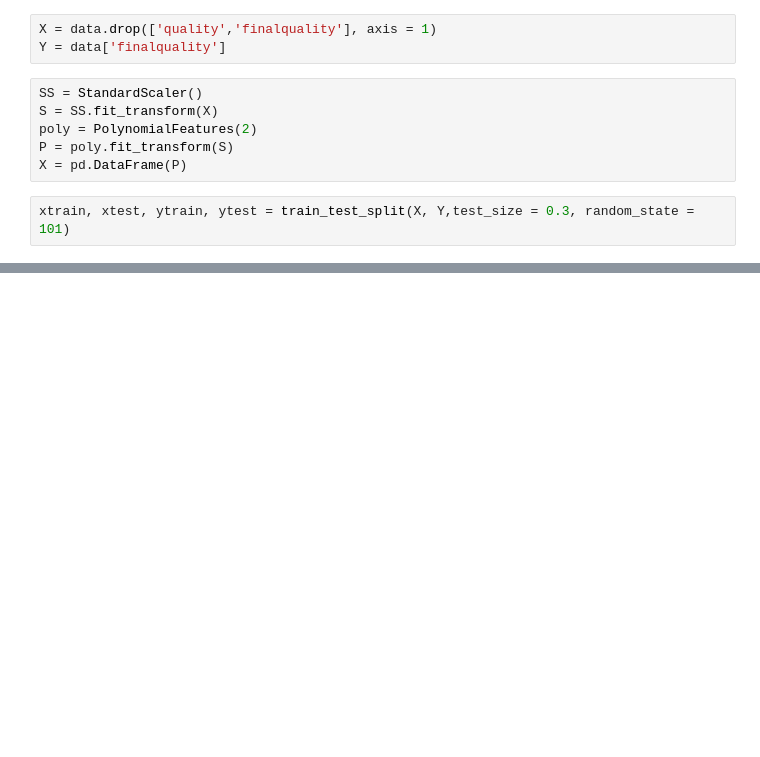
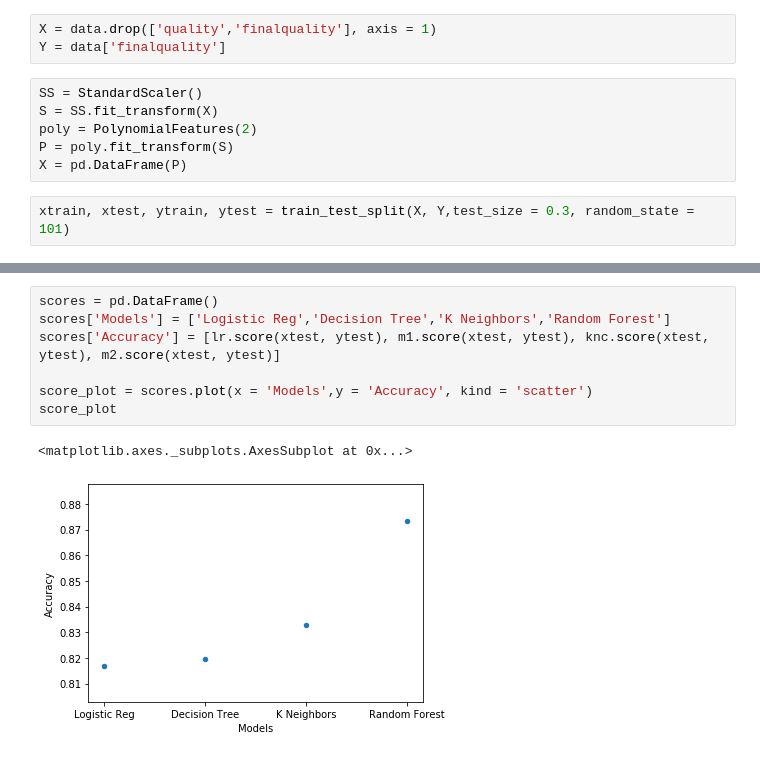
Before and after one commit to vardhanselvaraj/wine-quality, a Jupyter notebook: Wine quality - White Wine.ipynb, the cells around one changed output, grey strips where cells are left out. Drawn from its saved outputs; the diff is of its cells as text; blank space fills up the shorter version.

```diff
--- a/Wine quality - White Wine.ipynb
+++ b/Wine quality - White Wine.ipynb
@@ -152,0 +160,10 @@ m2.score(xtest, ytest)
+# %%
+scores = pd.DataFrame()
+scores['Models'] = ['Logistic Reg','Decision Tree','K Neighbors','Random Forest']
+scores['Accuracy'] = [lr.score(xtest, ytest), m1.score(xtest, ytest), knc.score(xtest, ytest), m2.score(xtest, ytest)]
+
+score_plot = scores.plot(x = 'Models',y = 'Accuracy', kind = 'scatter')
+score_plot
+# %% [output]
+<matplotlib.axes._subplots.AxesSubplot at 0x...>
+[figure, added]
```
Also changed, not shown: parts of 9 cells of this notebook.
